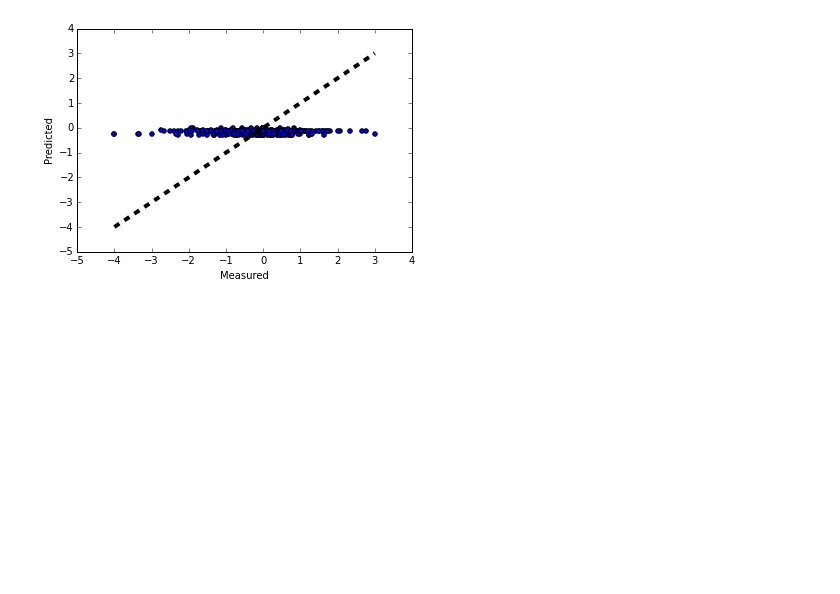
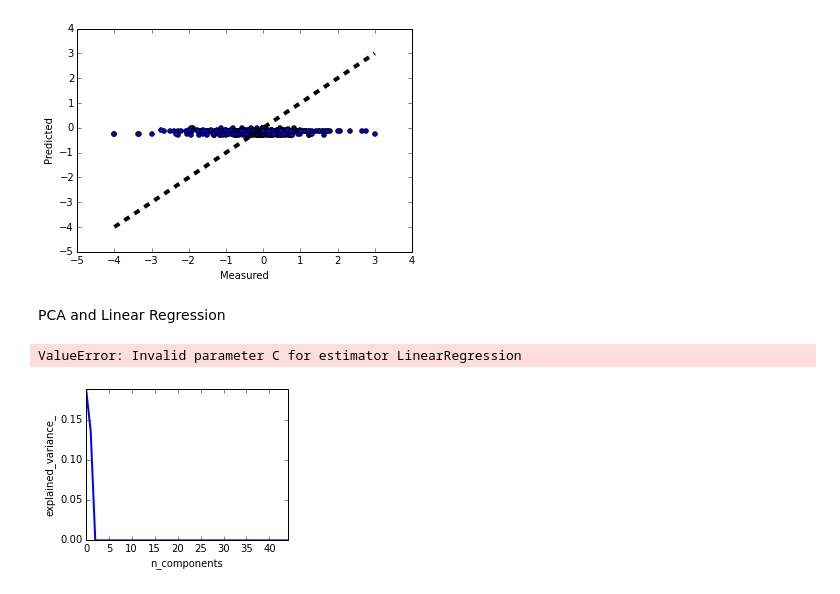
Before and after one commit to dbjnbnrj/newbusiness, a Jupyter notebook: Workbook.ipynb, the cells around one changed output. Drawn from its saved outputs; the diff is of its cells as text; code cells hidden in the pictures; blank space fills up the shorter version.

Commit message:
Adding PCA+Linear Regression

```diff
--- a/Workbook.ipynb
+++ b/Workbook.ipynb
@@ -285,3 +285,43 @@ ax.set_ylabel('Predicted')
 plt.show()
 # %% [output]
 [figure]
+# %% [markdown]
+PCA and Linear Regression
+# %%
+linear = linear_model.LinearRegression()
+
+pca = decomposition.PCA()
+pipe = Pipeline(steps=[('pca', pca), ('linear', linear)])
+
+###############################################################################
+# Plot the PCA spectrum
+pca.fit(X)
+
+plt.figure(1, figsize=(4, 3))
+plt.clf()
+plt.axes([.2, .2, .7, .7])
+plt.plot(pca.explained_variance_, linewidth=2)
+plt.axis('tight')
+plt.xlabel('n_components')
+plt.ylabel('explained_variance_')
+
+###############################################################################
+# Prediction
+
+n_components = [20, 40]
+Cs = np.logspace(-4, 4)
+
+#Parameters of pipelines can be set using ‘__’ separated parameter names:
+
+estimator = GridSearchCV(pipe,
+                         dict(pca__n_components=n_components,
+                              linear__C=Cs))
+estimator.fit(X, Y)
+
+plt.axvline(estimator.best_estimator_.named_steps['pca'].n_components,
+            linestyle=':', label='n_components chosen')
+plt.legend(prop=dict(size=12))
+plt.show()
+# %% [output]
+ValueError: Invalid parameter C for estimator LinearRegression
+[figure, added]
```
Also changed, not shown: parts of 1 cell of this notebook.
